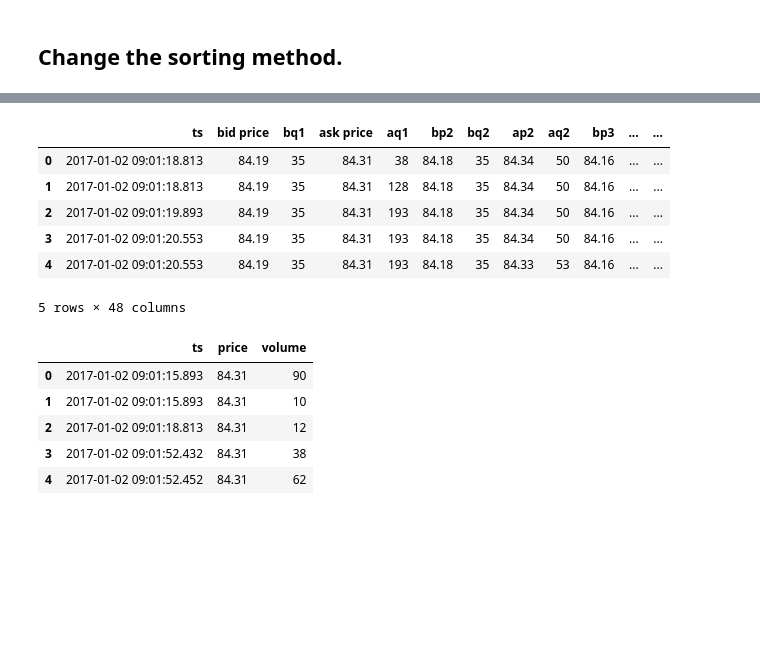
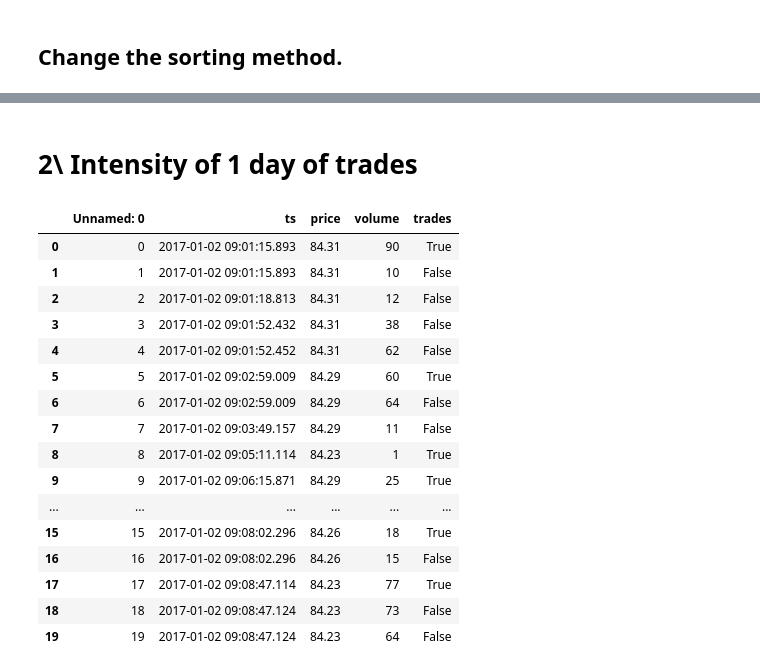
Before and after one commit to adriens63/labs, a Jupyter notebook: DHF-LAB3-ELJEILANY-SERVIERE.ipynb, the cells around one changed output, grey strips where cells are left out. Drawn from its saved outputs; the diff is of its cells as text; code cells hidden in the pictures; blank space fills up the shorter version.

```diff
--- a/DHF-LAB3-ELJEILANY-SERVIERE.ipynb
+++ b/DHF-LAB3-ELJEILANY-SERVIERE.ipynb
@@ -194,19 +150,2 @@ df_t = pd.read_csv('./Data/RENA.PA/2017-01-02-RENA.PA-trades.csv.gz', index_col
-# %%
-df_q.head()
-# %% [output]
-|  | ts | bid price | bq1 | ask price | aq1 | bp2 | bq2 | ap2 | aq2 | bp3 | ... | ... |
-| 0 | 2017-01-02 09:01:18.813 | 84.19 | 35 | 84.31 | 38 | 84.18 | 35 | 84.34 | 50 | 84.16 | ... | ... |
-| 1 | 2017-01-02 09:01:18.813 | 84.19 | 35 | 84.31 | 128 | 84.18 | 35 | 84.34 | 50 | 84.16 | ... | ... |
-| 2 | 2017-01-02 09:01:19.893 | 84.19 | 35 | 84.31 | 193 | 84.18 | 35 | 84.34 | 50 | 84.16 | ... | ... |
-| 3 | 2017-01-02 09:01:20.553 | 84.19 | 35 | 84.31 | 193 | 84.18 | 35 | 84.34 | 50 | 84.16 | ... | ... |
-| 4 | 2017-01-02 09:01:20.553 | 84.19 | 35 | 84.31 | 193 | 84.18 | 35 | 84.33 | 53 | 84.16 | ... | ... |
-5 rows × 48 columns
-# %%
-df_t.head()
-# %% [output]
-|  | ts | price | volume |
-| 0 | 2017-01-02 09:01:15.893 | 84.31 | 90 |
-| 1 | 2017-01-02 09:01:15.893 | 84.31 | 10 |
-| 2 | 2017-01-02 09:01:18.813 | 84.31 | 12 |
-| 3 | 2017-01-02 09:01:52.432 | 84.31 | 38 |
-| 4 | 2017-01-02 09:01:52.452 | 84.31 | 62 |
+# %% [markdown]
+# 2\ Intensity of 1 day of trades
@@ -212,0 +158,20 @@ df_t.head()
+# %%
+data_dict[0].head(20)
+# %% [output]
+|  | Unnamed: 0 | ts | price | volume | trades |
+| 0 | 0 | 2017-01-02 09:01:15.893 | 84.31 | 90 | True |
+| 1 | 1 | 2017-01-02 09:01:15.893 | 84.31 | 10 | False |
+| 2 | 2 | 2017-01-02 09:01:18.813 | 84.31 | 12 | False |
+| 3 | 3 | 2017-01-02 09:01:52.432 | 84.31 | 38 | False |
+| 4 | 4 | 2017-01-02 09:01:52.452 | 84.31 | 62 | False |
+| 5 | 5 | 2017-01-02 09:02:59.009 | 84.29 | 60 | True |
+| 6 | 6 | 2017-01-02 09:02:59.009 | 84.29 | 64 | False |
+| 7 | 7 | 2017-01-02 09:03:49.157 | 84.29 | 11 | False |
+| 8 | 8 | 2017-01-02 09:05:11.114 | 84.23 | 1 | True |
+| 9 | 9 | 2017-01-02 09:06:15.871 | 84.29 | 25 | True |
+| ... | ... | ... | ... | ... | ... |
+| 15 | 15 | 2017-01-02 09:08:02.296 | 84.26 | 18 | True |
+| 16 | 16 | 2017-01-02 09:08:02.296 | 84.26 | 15 | False |
+| 17 | 17 | 2017-01-02 09:08:47.114 | 84.23 | 77 | True |
+| 18 | 18 | 2017-01-02 09:08:47.124 | 84.23 | 73 | False |
+| 19 | 19 | 2017-01-02 09:08:47.124 | 84.23 | 64 | False |
```
Also changed, not shown: parts of 30 cells of this notebook, 6 other files.
